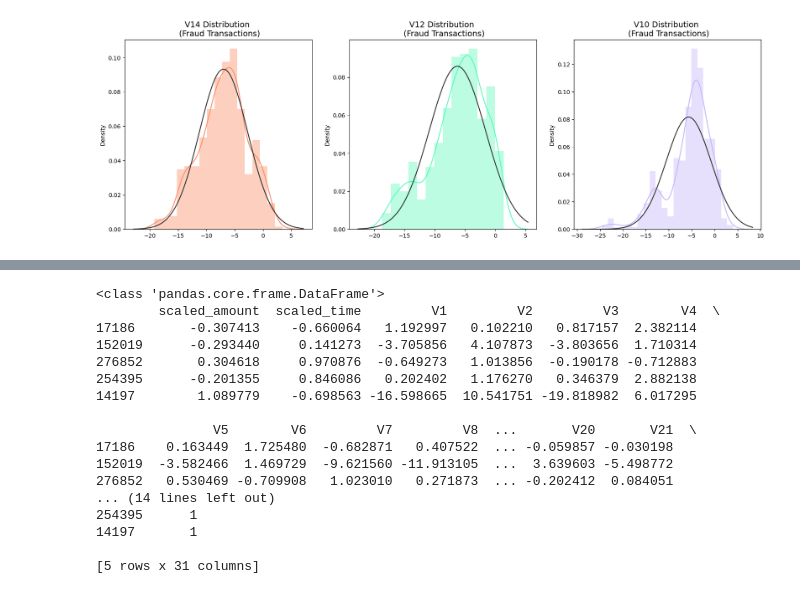
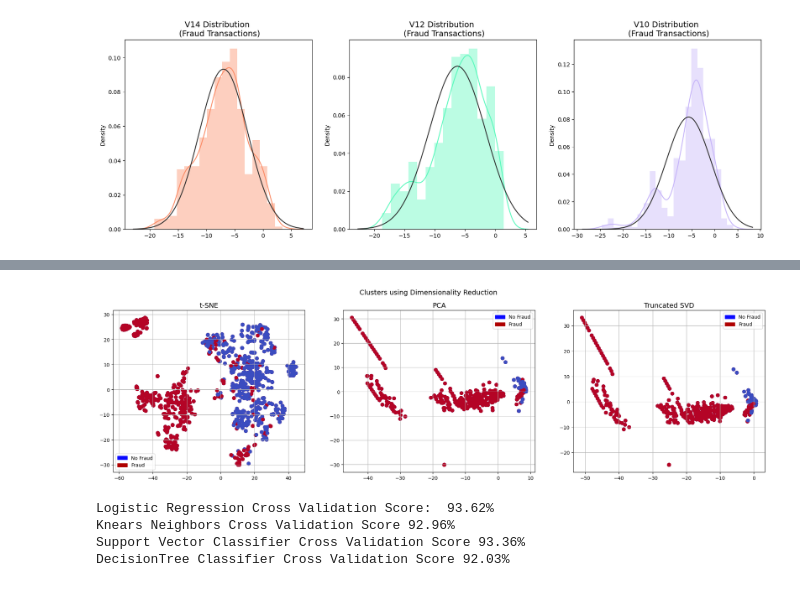
Before and after one commit to Maryam8-prog/CreditCardFraudDetection, a Jupyter notebook: project2.ipynb, the cells around one changed output, grey strips where cells are left out. Saved outputs shown, nothing was run; the diff lists cells and outputs as text; code cells hidden in the pictures.

```diff
--- a/project2.ipynb
+++ b/project2.ipynb
@@ -435,19 +437,39 @@ Truncated SVD took 0.0 s
 # %%
+
+f, (ax1, ax2, ax3) = plt.subplots(1, 3, figsize=(24,6))
+# labels = ['No Fraud', 'Fraud']
+f.suptitle('Clusters using Dimensionality Reduction', fontsize=14)
+
+
+blue_patch = mpatches.Patch(color='#0A0AFF', label='No Fraud')
+red_patch = mpatches.Patch(color='#AF0000', label='Fraud')
+
+
+# t-SNE scatter plot
+ax1.scatter(X_reduced_tsne[:,0], X_reduced_tsne[:,1], c=(y == 0), cmap='coolwarm', label='No Fraud', linewidths=2)
+ax1.scatter(X_reduced_tsne[:,0], X_reduced_tsne[:,1], c=(y == 1), cmap='coolwarm', label='Fraud', linewidths=2)
+ax1.set_title('t-SNE', fontsize=14)
+ax1.grid(True)
+
+ax1.legend(handles=[blue_patch, red_patch])
+
+
+# PCA scatter plot
+ax2.scatter(X_reduced_pca[:,0], X_reduced_pca[:,1], c=(y == 0), cmap='coolwarm', label='No Fraud', linewidths=2)
+ax2.scatter(X_reduced_pca[:,0], X_reduced_pca[:,1], c=(y == 1), cmap='coolwarm', label='Fraud', linewidths=2)
+ax2.set_title('PCA', fontsize=14)
+
+ax2.grid(True)
+
+ax2.legend(handles=[blue_patch, red_patch])# TruncatedSVD scatter plot
+ax3.scatter(X_reduced_svd[:,0], X_reduced_svd[:,1], c=(y == 0), cmap='coolwarm', label='No Fraud', linewidths=2)
+ax3.scatter(X_reduced_svd[:,0], X_reduced_svd[:,1], c=(y == 1), cmap='coolwarm', label='Fraud', linewidths=2)
+ax3.set_title('Truncated SVD', fontsize=14)
+
+ax3.grid(True)
+
+ax3.legend(handles=[blue_patch, red_patch])
+
+plt.show()
 # %% [output]
-<class 'pandas.core.frame.DataFrame'>
-        scaled_amount  scaled_time         V1         V2         V3        V4  \
-17186       -0.307413    -0.660064   1.192997   0.102210   0.817157  2.382114
-152019      -0.293440     0.141273  -3.705856   4.107873  -3.803656  1.710314
-276852       0.304618     0.970876  -0.649273   1.013856  -0.190178 -0.712883
-254395      -0.201355     0.846086   0.202402   1.176270   0.346379  2.882138
-14197        1.089779    -0.698563 -16.598665  10.541751 -19.818982  6.017295
-
-               V5        V6         V7         V8  ...       V20       V21  \
-17186    0.163449  1.725480  -0.682871   0.407522  ... -0.059857 -0.030198
-152019  -3.582466  1.469729  -9.621560 -11.913105  ...  3.639603 -5.498772
-276852   0.530469 -0.709908   1.023010   0.271873  ... -0.202412  0.084051
-... (14 lines left out)
-254395      1
-14197       1
-
-[5 rows x 31 columns]
+[figure, added]
@@ -453,0 +535,20 @@ Truncated SVD took 0.0 s
+# %%
+# Overfitting Case
+
+log_reg_score = cross_val_score(log_reg, X_train, y_train, cv=5)
+print('Logistic Regression Cross Validation Score: ', round(log_reg_score.mean() * 100, 2).astype(str) + '%')
+
+
+knears_score = cross_val_score(knears_neighbors, X_train, y_train, cv=5)
+print('Knears Neighbors Cross Validation Score', round(knears_score.mean() * 100, 2).astype(str) + '%')
+
+svc_score = cross_val_score(svc, X_train, y_train, cv=5)
+print('Support Vector Classifier Cross Validation Score', round(svc_score.mean() * 100, 2).astype(str) + '%')
+
+tree_score = cross_val_score(tree_clf, X_train, y_train, cv=5)
+print('DecisionTree Classifier Cross Validation Score', round(tree_score.mean() * 100, 2).astype(str) + '%')
+# %% [output]
+Logistic Regression Cross Validation Score:  93.62%
+Knears Neighbors Cross Validation Score 92.96%
+Support Vector Classifier Cross Validation Score 93.36%
+DecisionTree Classifier Cross Validation Score 92.03%
```
Also changed, not shown: parts of 34 cells of this notebook, 1 other file.
